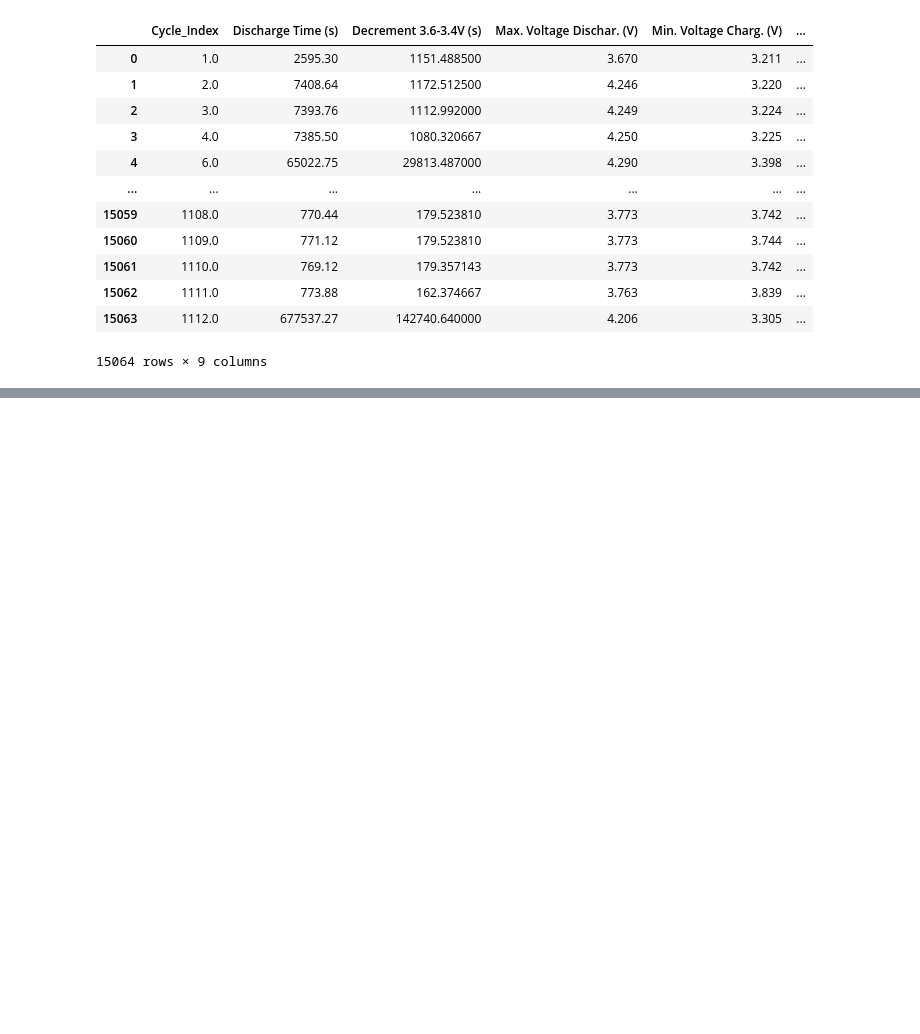
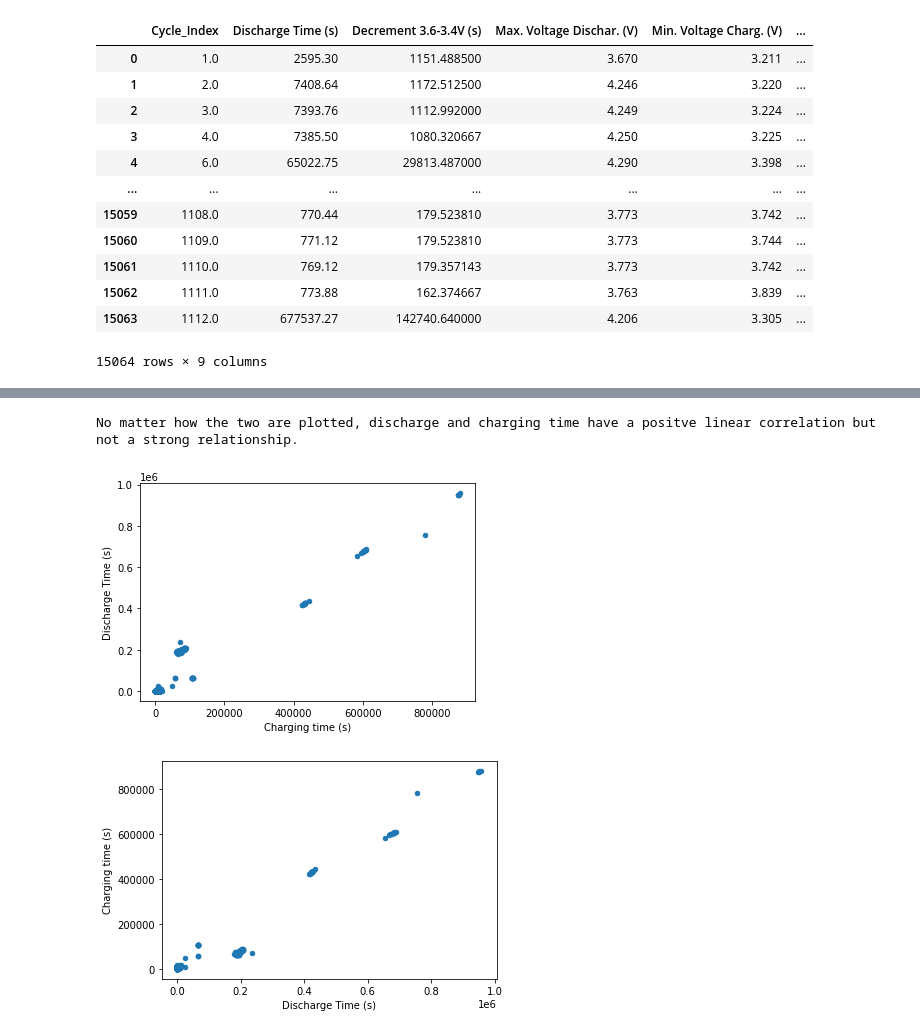
Before and after one commit to MellaBellaa/HtH_Summer_Build, a Jupyter notebook: Finding-an-Interesting-Dataset-MellaMyrick/Battery_data.ipynb, the cells around one changed output, grey strips where cells are left out. Cells and saved outputs as stored; diff of their text form; code cells hidden in the pictures; blank space fills up the shorter version.

```diff
--- a/Finding-an-Interesting-Dataset-MellaMyrick/Battery_data.ipynb
+++ b/Finding-an-Interesting-Dataset-MellaMyrick/Battery_data.ipynb
@@ -62,2 +102,11 @@ battery_life_data
+# %%
+updated_data.plot.scatter(x = 'Charging time (s)', y = 'Discharge Time (s)')
+updated_data.plot.scatter(x = 'Discharge Time (s)', y = 'Charging time (s)')
+
+print("No matter how the two are plotted, discharge and charging time have a positve linear correlation but not a strong relationship.")
+# %% [output]
+No matter how the two are plotted, discharge and charging time have a positve linear correlation but not a strong relationship.
+[figure, added]
+[figure, added]
 # %%
 # Answering question 6: At what cycle does the RUL decrease?
```
Also changed, not shown: parts of 16 cells of this notebook, 1 other file.
